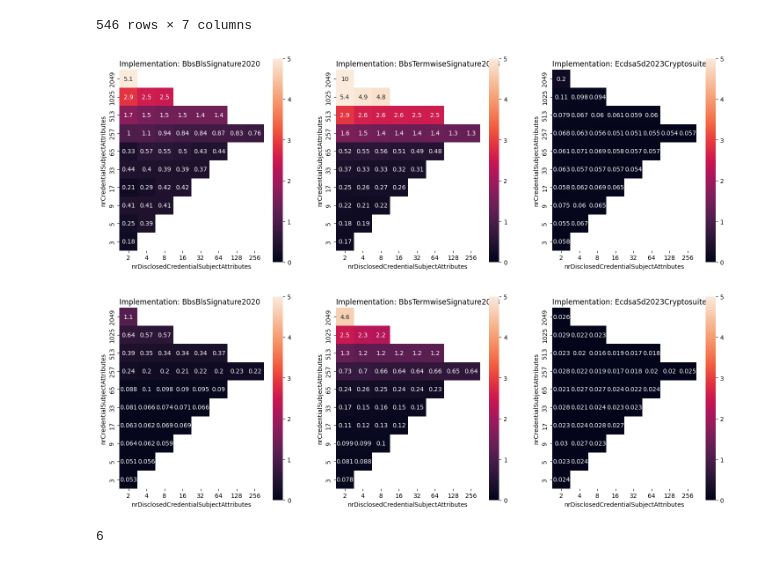
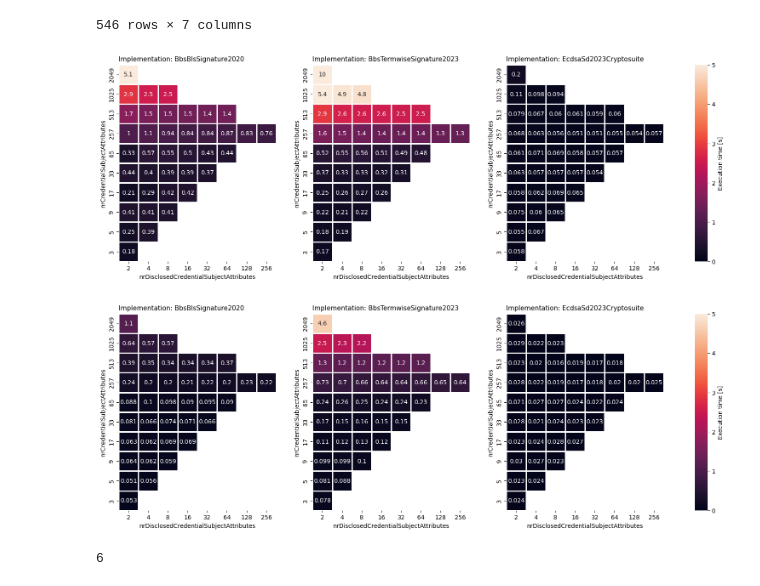
Before and after one commit to SolidLabResearch/vc-benchmark, a Jupyter notebook: data-analysis-v2-0-0.ipynb, the cells around one changed output. Drawn from its saved outputs; the diff is of its cells as text; code cells hidden in the pictures.

Commit message:
updated heatmap plotting

```diff
--- a/data-analysis-v2-0-0.ipynb
+++ b/data-analysis-v2-0-0.ipynb
@@ -918,7 +928,8 @@ class HeatmapConfiguration:
     step: str
     df: pd.DataFrame
     subset_mask: pd.Series
-    kwargs_heatmap_common = dict(vmin= 0, vmax=5)
+    kwargs_heatmap_common = dict(vmin= 0, vmax=5, square=True, annot=True, linewidth=1, cbar=False)
+    ax = None
 
     def __init__(self, imp: str, step: str, df: pd.DataFrame):
         self.df = df
@@ -927,11 +938,12 @@ class HeatmapConfiguration:
         self.subset_mask = (self.df.implementation == imp)&(self.df.step == step)
 
 
-    def create(self, ax):
-        hm = sns.heatmap(self.subset,square=True, annot=True,ax=ax, **self.kwargs_heatmap_common)
+    def create(self, ax, **kwargs_override):
+        self.ax = ax
+        hm = sns.heatmap(self.subset,ax=ax, **{**self.kwargs_heatmap_common, **kwargs_override})
         hm.invert_yaxis()
 
-        ax.set_title(f'Implementation: {self.imp}', loc='left')
+        ax.set_title(f'Implementation: {self.imp}', {'fontsize': 11}, loc='left')
         return hm
 
 
@@ -953,37 +965,47 @@ heatmap_configurations = [
     HeatmapConfiguration('EcdsaSd2023Cryptosuite', 'VERIFY_DERIVED', snsdata)
 ]
 # %%
-f, axes = plt.subplots(1,3, figsize=(18,6))
+f, axes = plt.subplots(1,4, figsize=(18,6), width_ratios=[.33,.33,.33,.025])
 
 i = 0
 hmci = heatmap_configurations[i]
 
+
+lbl_cbar = f'Execution time [{abs_unit}]'
+ax_cbar = axes[-1]
 for i in range(0, 3):
     ax = axes[i]
     hmci = heatmap_configurations[i]
-    hm = hmci.create(ax)
+    cbar = True if i ==2 else False
+    hm = hmci.create(ax, cbar=cbar, cbar_ax=ax_cbar, cbar_kws={'label': lbl_cbar})
+
+
+
 
 
 f.savefig('heatmaps-DERIVE.png')
 plt.show()
 # %% [output]
-[figure, old version]
+[figure, new version]
 # %%
-f, axes = plt.subplots(1,3, figsize=(18,6))
+f, axes = plt.subplots(1,4, figsize=(18,6), width_ratios=[.33,.33,.33,.025])
 
 i = 0
 hmci = heatmap_configurations[i]
-
+lbl_cbar = f'Execution time [{abs_unit}]'
+ax_cbar = axes[-1]
 for i in range(0, 3):
     ax = axes[i]
     hmci = heatmap_configurations[i+3]
-    hm = hmci.create(ax)
+    cbar = True if i ==2 else False
+    hm = hmci.create(ax, cbar=cbar, cbar_ax=ax_cbar, cbar_kws={'label': lbl_cbar})
+
 
 
 f.savefig('heatmaps-VERIFY_DERIVED.png', pad_inches=2)
 plt.show()
 # %% [output]
-[figure, old version]
+[figure, new version]
 # %%
 len(heatmap_configurations)
 # %% [output]
```
Also changed, not shown: parts of 2 cells of this notebook.
